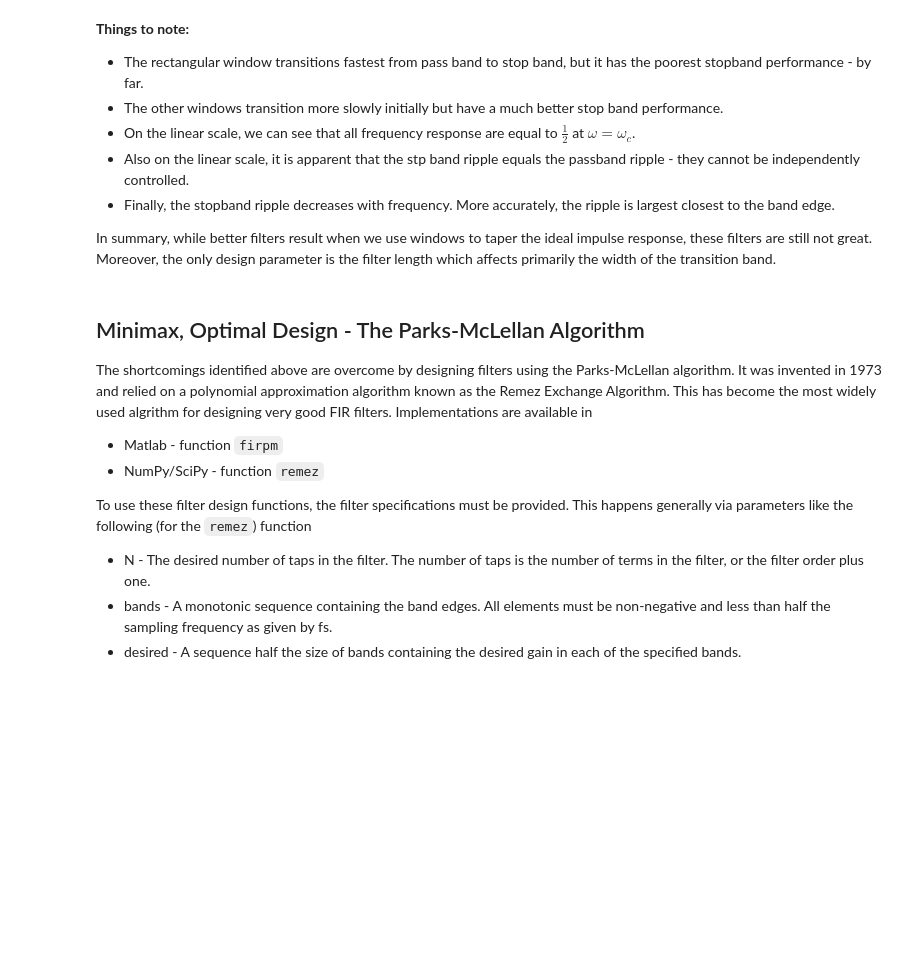
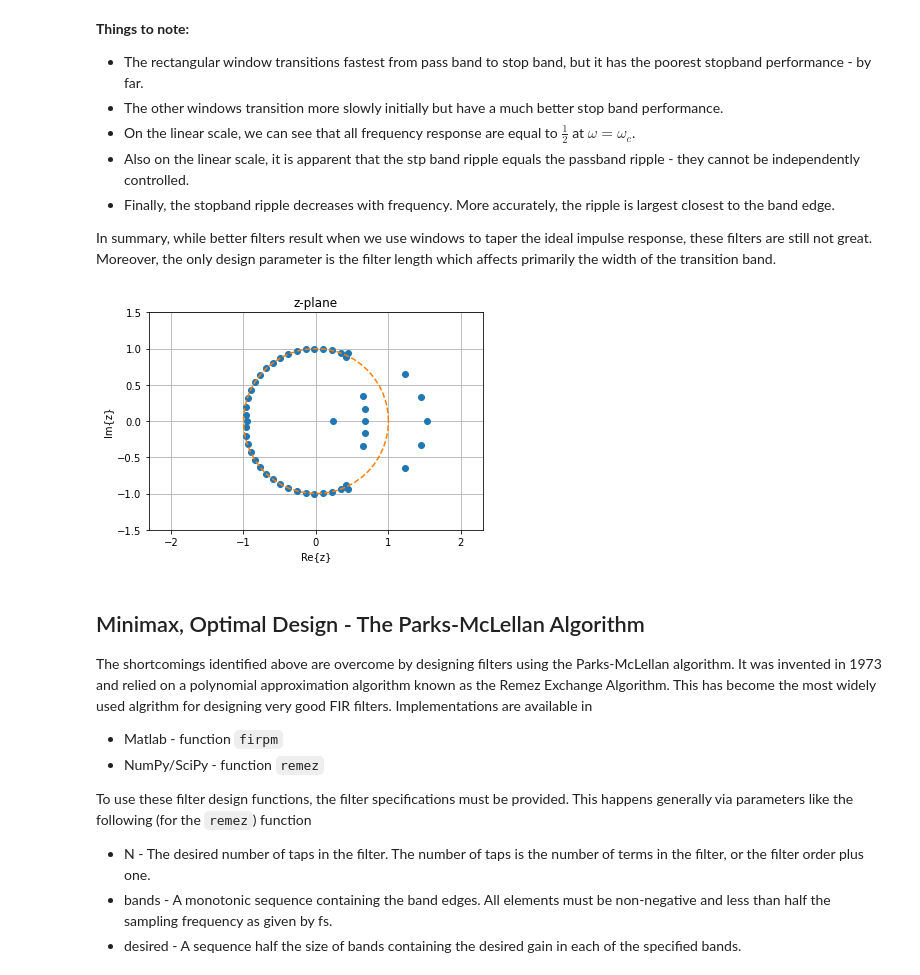
Before and after one commit to bepepa/DSP_in_Python, a Jupyter notebook: FIR_Filter_Design.ipynb, the cells around one changed output. Saved outputs shown, nothing was run; the diff lists cells and outputs as text; code cells hidden in the pictures; blank space fills up the shorter version.

Commit message:
Added plot of zeros for windowed design

```diff
--- a/FIR_Filter_Design.ipynb
+++ b/FIR_Filter_Design.ipynb
@@ -265,6 +265,35 @@ plt.show()
 * Finally, the stopband ripple decreases with frequency. More accurately, the ripple is largest closest to the band edge.
 
 In summary, while better filters result when we use windows to taper the ideal impulse response, these filters are still not great. Moreover, the only design parameter is the filter length which affects primarily the width of the transition band.
+# %%
+# plot the zeros of filter from blackman window
+L = 25
+M = 2*L+1
+win = 'blackman'
+
+hd = h_d(wc, L)  # samples of ideal window
+w = signal.get_window(win, M)
+h = hd * w
+
+z = np.roots(h)
+
+plt.plot(z.real, z.imag, 'o')
+plt.plot(np.cos(np.linspace(0, 2*np.pi)), np.sin(np.linspace(0,2*np.pi)),'--')
+plt.xlabel('Re{z}')
+plt.ylabel('Im{z}')
+plt.title('z-plane')
+
+# there appear to be additional zeros near +/-j ininity, manually set axis limits
+# to focus on unit circle
+plt.axis('equal')
+plt.xlim([-1.5, 1.5])
+plt.ylim([-1.5, 1.5])
+
+
+plt.grid()
+plt.show()
+# %% [output]
+[figure, added]
 # %% [markdown]
 ## Minimax, Optimal Design - The Parks-McLellan Algorithm
 
```
